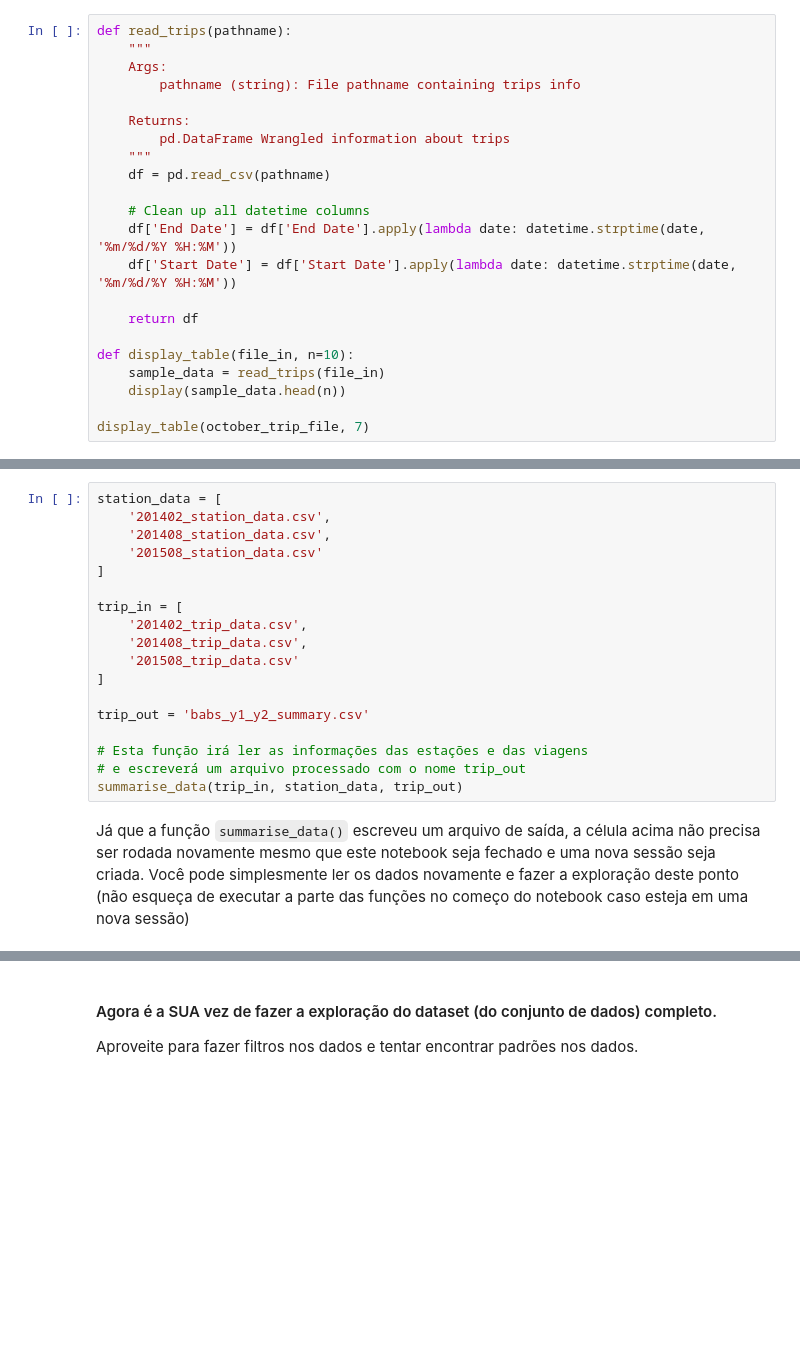
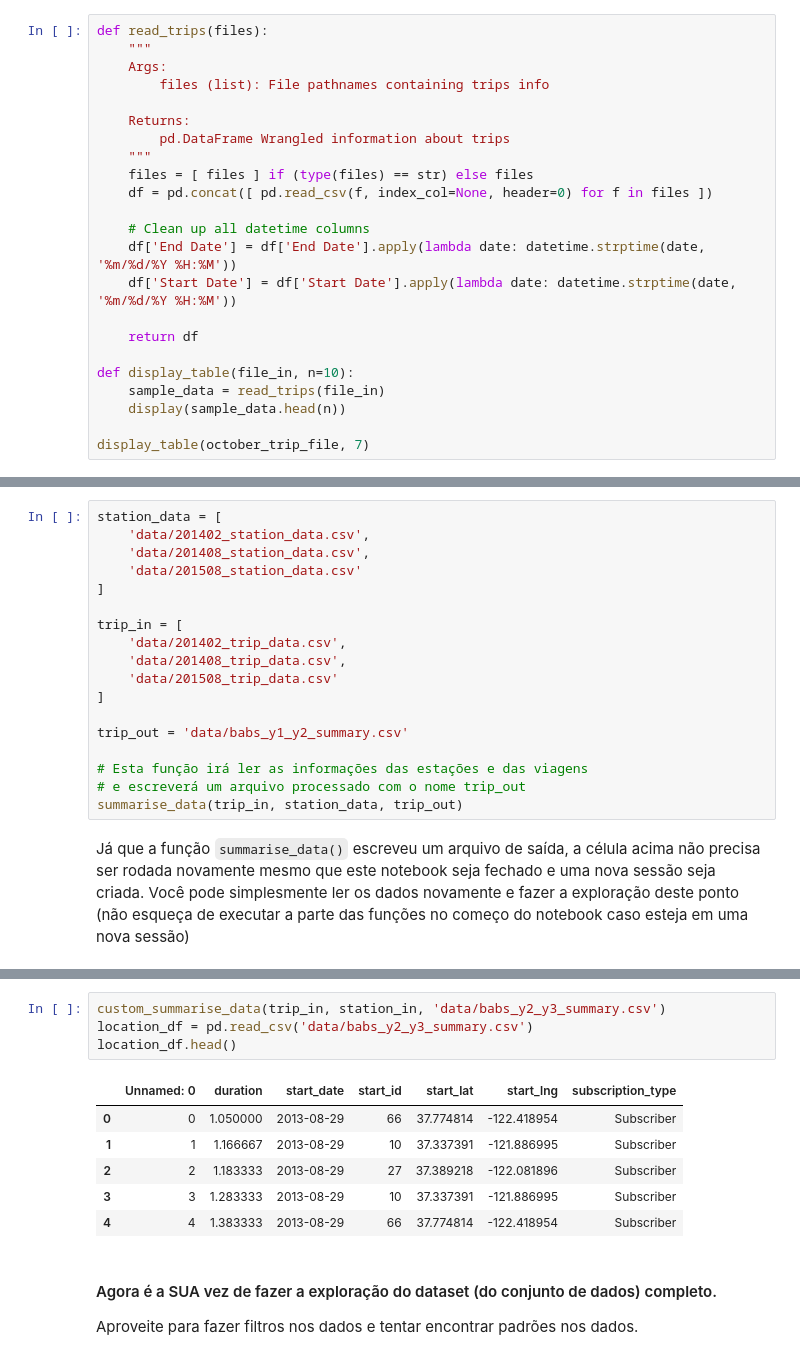
Before and after one commit to jpventura/BikeShareAnalysis, a Jupyter notebook: Analise_Bay_Area_Bike_Share-NDFDSI.ipynb, the cells around one changed output, grey strips where cells are left out. Drawn from its saved outputs; the diff is of its cells as text; blank space fills up the shorter version.

```diff
--- a/Analise_Bay_Area_Bike_Share-NDFDSI.ipynb
+++ b/Analise_Bay_Area_Bike_Share-NDFDSI.ipynb
@@ -88,15 +90,16 @@ create_trips_file(october_trip_file, 'data/201402_trip_data.csv')
   - Ler arquivo criado anteriormente
   - Imprimir primeiras 7 linhas da tabela
 # %%
-def read_trips(pathname):
+def read_trips(files):
     """
     Args:
-        pathname (string): File pathname containing trips info
+        files (list): File pathnames containing trips info
 
     Returns:
         pd.DataFrame Wrangled information about trips
     """
-    df = pd.read_csv(pathname)
+    files = [ files ] if (type(files) == str) else files
+    df = pd.concat([ pd.read_csv(f, index_col=None, header=0) for f in files ])
 
     # Clean up all datetime columns
     df['End Date'] = df['End Date'].apply(lambda date: datetime.strptime(date, '%m/%d/%Y %H:%M'))
@@ -405,18 +421,18 @@ city_data = trip_data[trip_data['duration'] <= 10]
 Agora que você fez alguma exploração em uma pequena amostra do conjunto de dados, é hora de avançar e reunir todos os dados em um único arquivo e ver quais tendências você pode encontrar. O código abaixo usará a mesma função `summarise_data()` para processar dados. Depois de executar a célula abaixo, você terá processado todos os dados em um único arquivo de dados. Observe que a função não exibirá qualquer saída enquanto ele é executado, e isso pode demorar um pouco para ser concluído, pois você tem muito mais dados do que a amostra com a qual você trabalhou.
 # %%
 station_data = [
-    '201402_station_data.csv',
-    '201408_station_data.csv',
-    '201508_station_data.csv'
+    'data/201402_station_data.csv',
+    'data/201408_station_data.csv',
+    'data/201508_station_data.csv'
 ]
 
 trip_in = [
-    '201402_trip_data.csv',
-    '201408_trip_data.csv',
-    '201508_trip_data.csv'
+    'data/201402_trip_data.csv',
+    'data/201408_trip_data.csv',
+    'data/201508_trip_data.csv'
 ]
 
-trip_out = 'babs_y1_y2_summary.csv'
+trip_out = 'data/babs_y1_y2_summary.csv'
 
 # Esta função irá ler as informações das estações e das viagens
 # e escreverá um arquivo processado com o nome trip_out
@@ -429,3 +501,14 @@ display(trip_data.head())
+# %%
+custom_summarise_data(trip_in, station_in, 'data/babs_y2_y3_summary.csv')
+location_df = pd.read_csv('data/babs_y2_y3_summary.csv')
+location_df.head()
+# %% [output]
+|  | Unnamed: 0 | duration | start_date | start_id | start_lat | start_lng | subscription_type |
+| 0 | 0 | 1.050000 | 2013-08-29 | 66 | 37.774814 | -122.418954 | Subscriber |
+| 1 | 1 | 1.166667 | 2013-08-29 | 10 | 37.337391 | -121.886995 | Subscriber |
+| 2 | 2 | 1.183333 | 2013-08-29 | 27 | 37.389218 | -122.081896 | Subscriber |
+| 3 | 3 | 1.283333 | 2013-08-29 | 10 | 37.337391 | -121.886995 | Subscriber |
+| 4 | 4 | 1.383333 | 2013-08-29 | 66 | 37.774814 | -122.418954 | Subscriber |
 # %% [markdown]
 #### Agora é a SUA vez de fazer a exploração do dataset (do conjunto de dados) completo.
 
```
Also changed, not shown: parts of 19 cells of this notebook, 2 other files.
